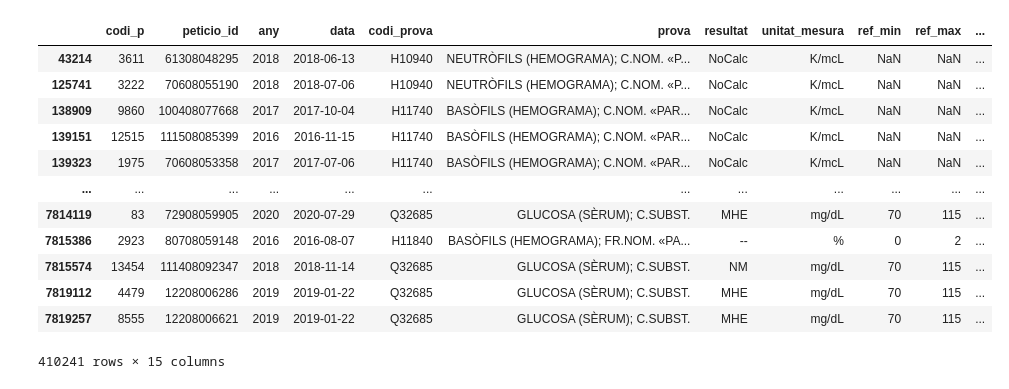
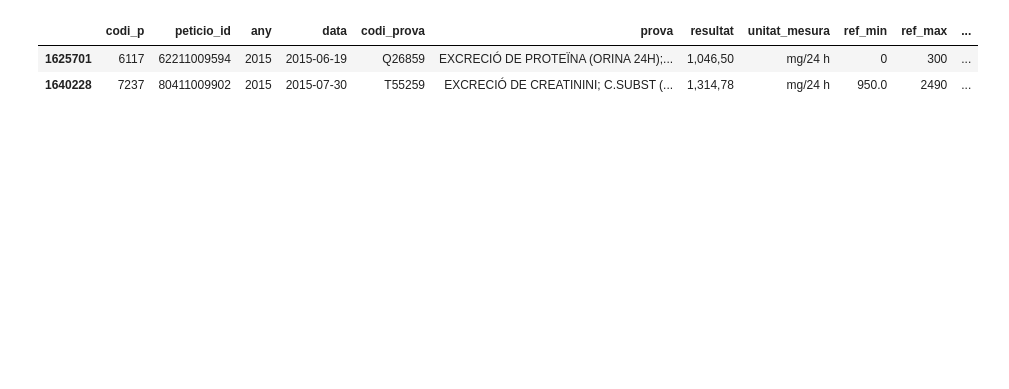
Before and after one commit to CordeliaProject/PADRISDataTools, a Jupyter notebook: source/lab/working.ipynb, the cells around one changed output. Cells and saved outputs as stored; diff of their text form; code cells hidden in the pictures; blank space fills up the shorter version.

```diff
--- a/source/lab/working.ipynb
+++ b/source/lab/working.ipynb
@@ -38,16 +45,6 @@ lab_clean[(lab_clean['resultat'].str.contains(r"10E", na=False))]
 # %%
-lab_clean[(lab_clean['comentari'] == "literal")]
+lab_clean[lab_clean['num_type'] == "other"]
 # %% [output]
 |  | codi_p | peticio_id | any | data | codi_prova | prova | resultat | unitat_mesura | ref_min | ref_max | ... |
-| 43214 | 3611 | 61308048295 | 2018 | 2018-06-13 | H10940 | NEUTRÒFILS (HEMOGRAMA); C.NOM. «P... | NoCalc | K/mcL | NaN | NaN | ... |
-| 125741 | 3222 | 70608055190 | 2018 | 2018-07-06 | H10940 | NEUTRÒFILS (HEMOGRAMA); C.NOM. «P... | NoCalc | K/mcL | NaN | NaN | ... |
-| 138909 | 9860 | 100408077668 | 2017 | 2017-10-04 | H11740 | BASÒFILS (HEMOGRAMA); C.NOM. «PAR... | NoCalc | K/mcL | NaN | NaN | ... |
-| 139151 | 12515 | 111508085399 | 2016 | 2016-11-15 | H11740 | BASÒFILS (HEMOGRAMA); C.NOM. «PAR... | NoCalc | K/mcL | NaN | NaN | ... |
-| 139323 | 1975 | 70608053358 | 2017 | 2017-07-06 | H11740 | BASÒFILS (HEMOGRAMA); C.NOM. «PAR... | NoCalc | K/mcL | NaN | NaN | ... |
-| ... | ... | ... | ... | ... | ... | ... | ... | ... | ... | ... | ... |
-| 7814119 | 83 | 72908059905 | 2020 | 2020-07-29 | Q32685 | GLUCOSA (SÈRUM); C.SUBST. | MHE | mg/dL | 70 | 115 | ... |
-| 7815386 | 2923 | 80708059148 | 2016 | 2016-08-07 | H11840 | BASÒFILS (HEMOGRAMA); FR.NOM. «PA... | -- | % | 0 | 2 | ... |
-| 7815574 | 13454 | 111408092347 | 2018 | 2018-11-14 | Q32685 | GLUCOSA (SÈRUM); C.SUBST. | NM | mg/dL | 70 | 115 | ... |
-| 7819112 | 4479 | 12208006286 | 2019 | 2019-01-22 | Q32685 | GLUCOSA (SÈRUM); C.SUBST. | MHE | mg/dL | 70 | 115 | ... |
-| 7819257 | 8555 | 12208006621 | 2019 | 2019-01-22 | Q32685 | GLUCOSA (SÈRUM); C.SUBST. | MHE | mg/dL | 70 | 115 | ... |
+| 1625701 | 6117 | 62211009594 | 2015 | 2015-06-19 | Q26859 | EXCRECIÓ DE PROTEÏNA (ORINA 24H);... | 1,046,50 | mg/24 h | 0 | 300 | ... |
+| 1640228 | 7237 | 80411009902 | 2015 | 2015-07-30 | T55259 | EXCRECIÓ DE CREATININI; C.SUBST (... | 1,314,78 | mg/24 h | 950.0 | 2490 | ... |
-410241 rows × 15 columns
```
Also changed, not shown: parts of 4 cells of this notebook, 4 other files.
